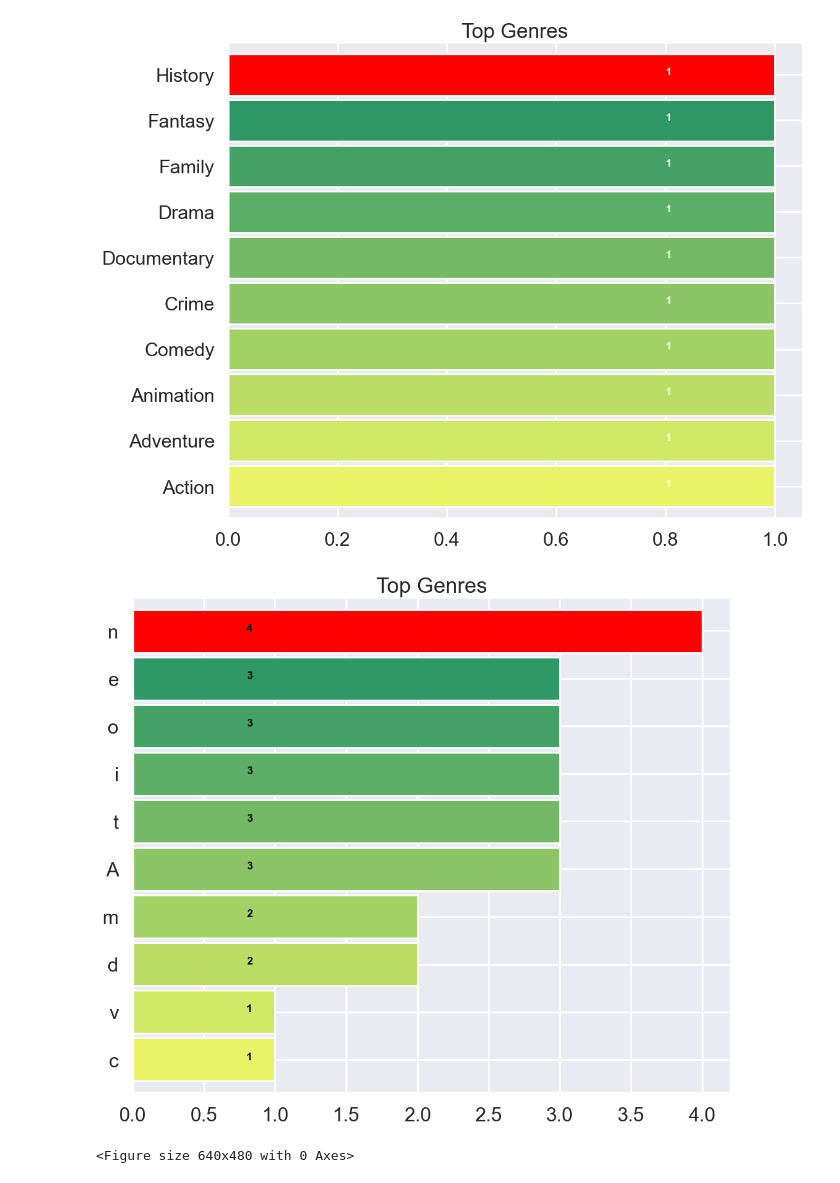
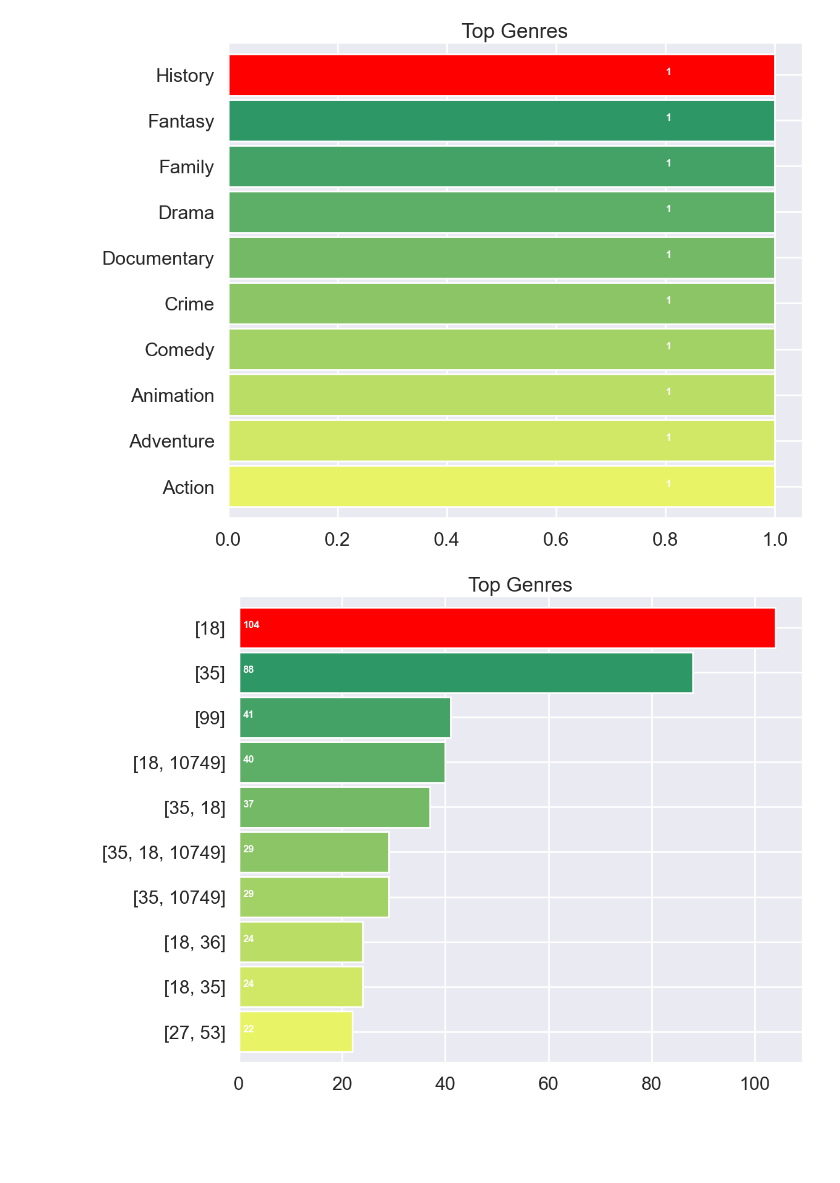
Before and after one commit to anastasiialeskiv/Movies_Exploratory_Data_Analysis, a Jupyter notebook: notebook.ipynb, the cells around one changed output. Drawn from its saved outputs; the diff is of its cells as text; code cells hidden in the pictures; blank space fills up the shorter version.

```diff
--- a/notebook.ipynb
+++ b/notebook.ipynb
@@ -128,0 +125,2 @@ bom_movies.replace({'movie_ids': {'[strings that contain 12]': 'Adventure,Action
+# %%
+bom_movies['genre_ids'] = bom_movies['genre_ids'].map(genre_dict)
@@ -128,0 +133,2 @@ bom_movies.replace({'movie_ids': {'[strings that contain 12]': 'Adventure,Action
+# %%
+bom_movies['genre_dict']=bom_movies.genre_dict.replace(genre_ids)
@@ -128,0 +137,2 @@ bom_movies.replace({'movie_ids': {'[strings that contain 12]': 'Adventure,Action
+# %%
+bom_movies['genre_ids'] = bom_movies['genre_ids'].fillna(bom_movies['genre_dict'].astype(str).map(d))
@@ -128,0 +141,2 @@ bom_movies.replace({'movie_ids': {'[strings that contain 12]': 'Adventure,Action
+# %%
+bom_movies['genre_ids'].replace(dict, inplace=True)
@@ -313,21 +274,17 @@ History
 # %%
 plt.subplots(figsize=(12,10))
 list1=[]
-
-# extending the list to
-for i in bom_movies['genre']:
-    list1.extend(i)
+for i in bom_movies['genre_ids']:
+    list1.append(i)
 
 ax = pd.Series(list1).value_counts()[:10].sort_values(ascending=True).plot.barh(
     width=0.9,
     color=sns.color_palette('summer_r',10))
 
 for i, v in enumerate(pd.Series(list1).value_counts()[:10].sort_values(ascending=True).values):
-    ax.text(.8, i, v,fontsize=12,color='black',weight='bold')
+    ax.text(.8, i, v,fontsize=12,color='white',weight='bold')
 ax.patches[9].set_facecolor('r')
 plt.title('Top Genres')
 plt.show()
-plt.savefig('images/gross_hist.jpg')
 # %% [output]
-[figure, old version]
+[figure, new version]
-<Figure size 640x480 with 0 Axes>
```
Also changed, not shown: parts of 16 cells of this notebook, 1 other file.
